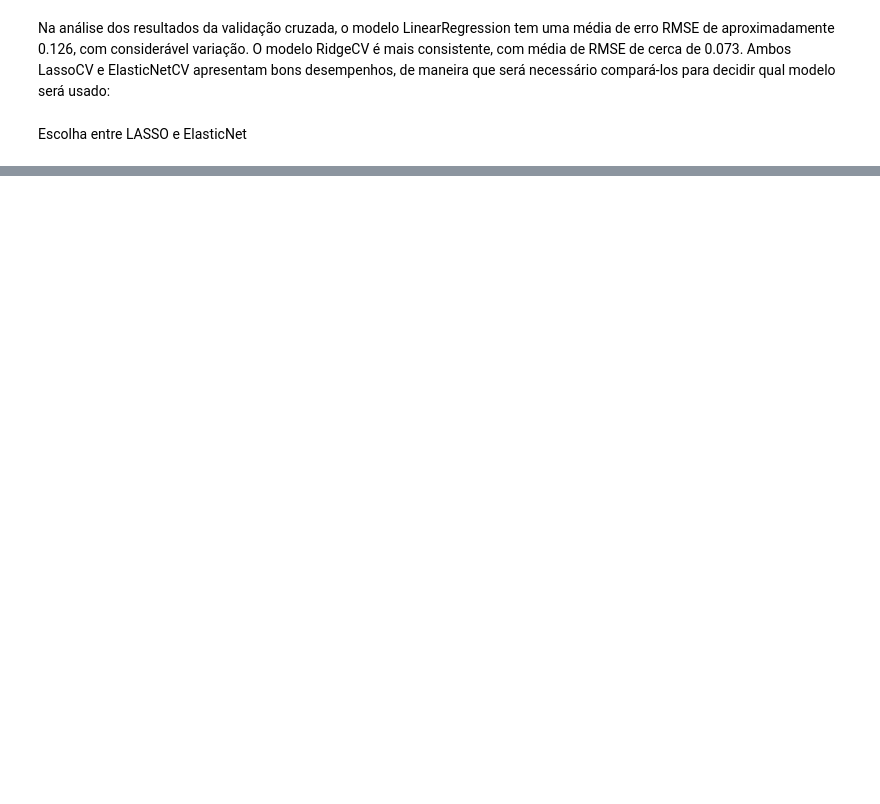
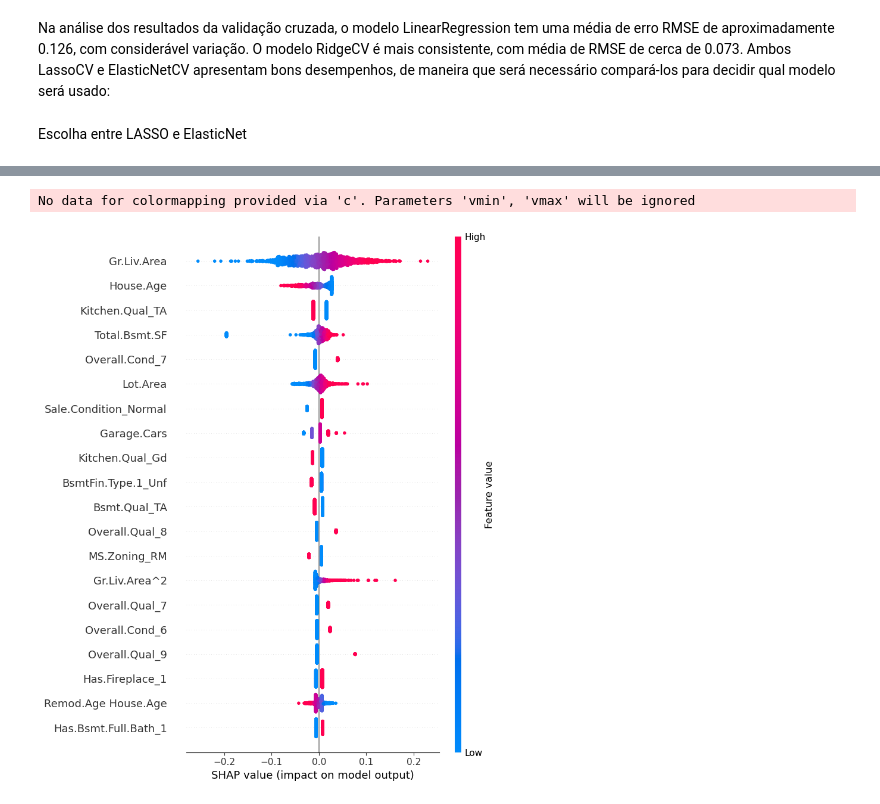
Before and after one commit to ArthurCisotto/Projeto1_MachineLearning_23.2, a Jupyter notebook: notebooks/04_projeto.ipynb, the cells around one changed output, grey strips where cells are left out. Saved outputs shown, nothing was run; the diff lists cells and outputs as text; code cells hidden in the pictures; blank space fills up the shorter version.

```diff
--- a/notebooks/04_projeto.ipynb
+++ b/notebooks/04_projeto.ipynb
@@ -1068,0 +1117,25 @@ print(accuracy)
+# %%
+
+# Acessando PolynomialFeatures e obtendo os nomes das features
+poly_features = full_pipeline.named_transformers_['num'].named_steps['poly']
+feature_names = poly_features.get_feature_names_out(input_features=num_attribs)
+
+# Acessando os coeficientes do modelo
+coefficients = best_model.coef_
+
+# Acessando o encoder e obtendo os nomes das features
+encoder = full_pipeline.named_transformers_['cat'].named_steps['encoder']
+cat_feature_names = encoder.get_feature_names_out(input_features=cat_attribs)
+
+# Combinando todos os nomes das features
+all_feature_names = np.concatenate([feature_names, cat_feature_names])
+
+# Criando um DataFrame para visualizar a importância
+feature_importances = pd.DataFrame({
+    'Feature': all_feature_names,
+    'Importance': coefficients
+})
+
+# Exibindo a importância das features
+feature_importances.sort_values(by='Importance', ascending=False, inplace=True)
+feature_importances.head(10)
@@ -1068,0 +1180,12 @@ print(accuracy)
+# %%
+# Criando um LinearExplainer SHAP
+explainer = shap.LinearExplainer(best_model, X_train_prepared)
+
+# Calculando valores SHAP para as amostras em seus dados de treino preparados
+shap_values = explainer.shap_values(X_train_prepared)
+
+# Visualizando a importância das features com SHAP
+shap.summary_plot(shap_values, X_train_prepared, feature_names=all_feature_names)
+# %% [output]
+No data for colormapping provided via 'c'. Parameters 'vmin', 'vmax' will be ignored
+[figure, added]
```
Also changed, not shown: parts of 20 cells of this notebook.
